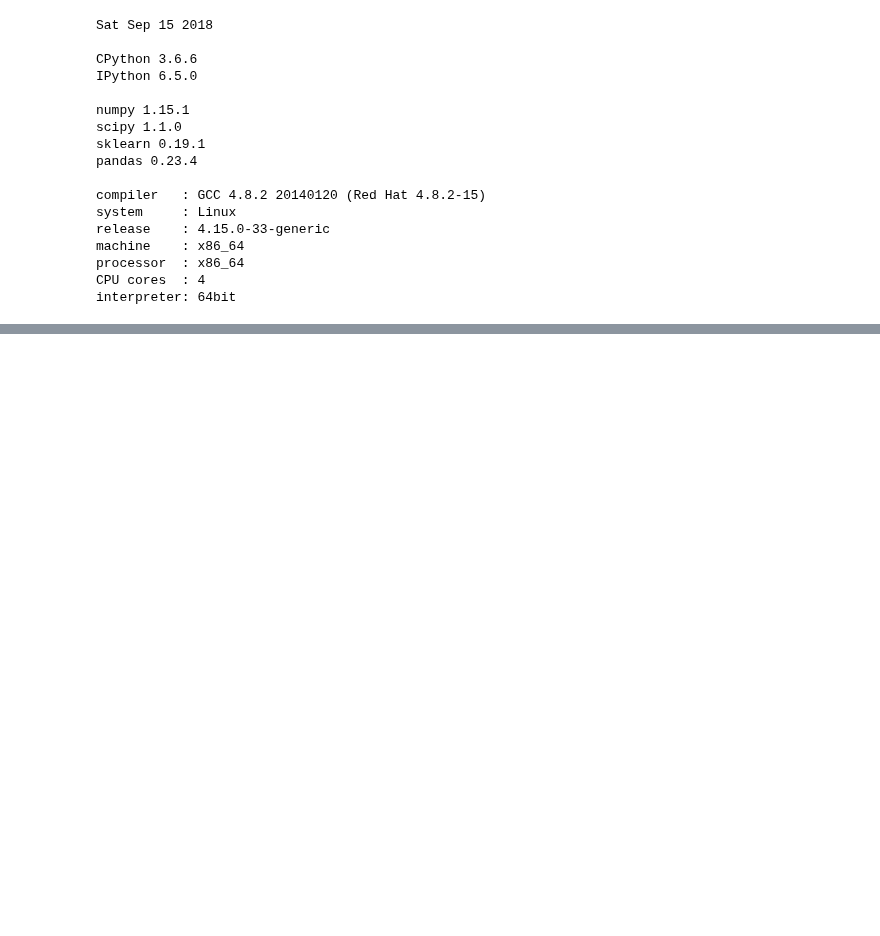
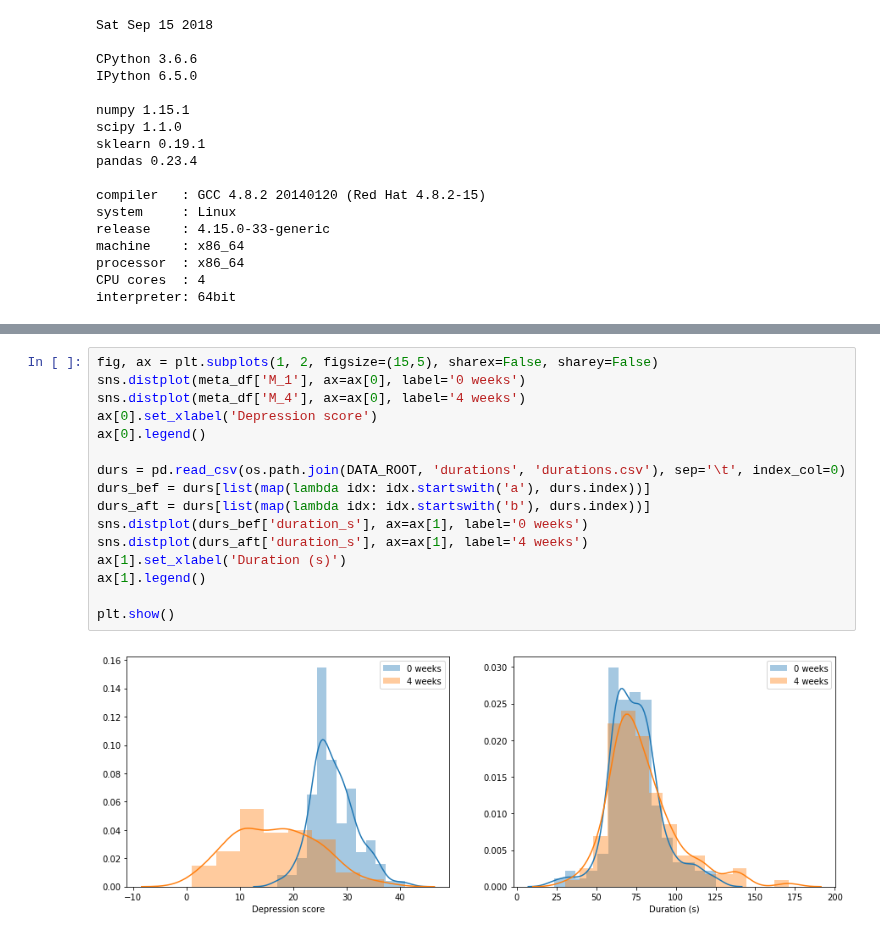
Before and after one commit to mirgee/thesis_project, a Jupyter notebook: notebooks/00-initial-exploration.ipynb, the cells around one changed output, grey strips where cells are left out. Drawn from its saved outputs; the diff is of its cells as text; blank space fills up the shorter version.

```diff
--- a/notebooks/00-initial-exploration.ipynb
+++ b/notebooks/00-initial-exploration.ipynb
@@ -72,0 +185,18 @@ df.shape
+# %%
+fig, ax = plt.subplots(1, 2, figsize=(15,5), sharex=False, sharey=False)
+sns.distplot(meta_df['M_1'], ax=ax[0], label='0 weeks')
+sns.distplot(meta_df['M_4'], ax=ax[0], label='4 weeks')
+ax[0].set_xlabel('Depression score')
+ax[0].legend()
+
+durs = pd.read_csv(os.path.join(DATA_ROOT, 'durations', 'durations.csv'), sep='\t', index_col=0)
+durs_bef = durs[list(map(lambda idx: idx.startswith('a'), durs.index))]
+durs_aft = durs[list(map(lambda idx: idx.startswith('b'), durs.index))]
+sns.distplot(durs_bef['duration_s'], ax=ax[1], label='0 weeks')
+sns.distplot(durs_aft['duration_s'], ax=ax[1], label='4 weeks')
+ax[1].set_xlabel('Duration (s)')
+ax[1].legend()
+
+plt.show()
+# %% [output]
+[figure, added]
```
Also changed, not shown: parts of 12 cells of this notebook.
